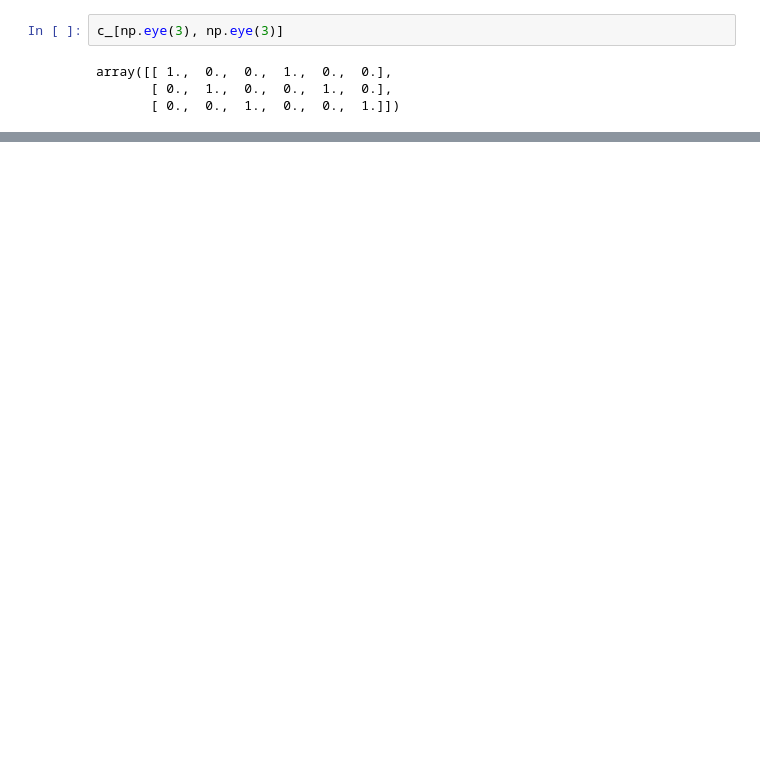
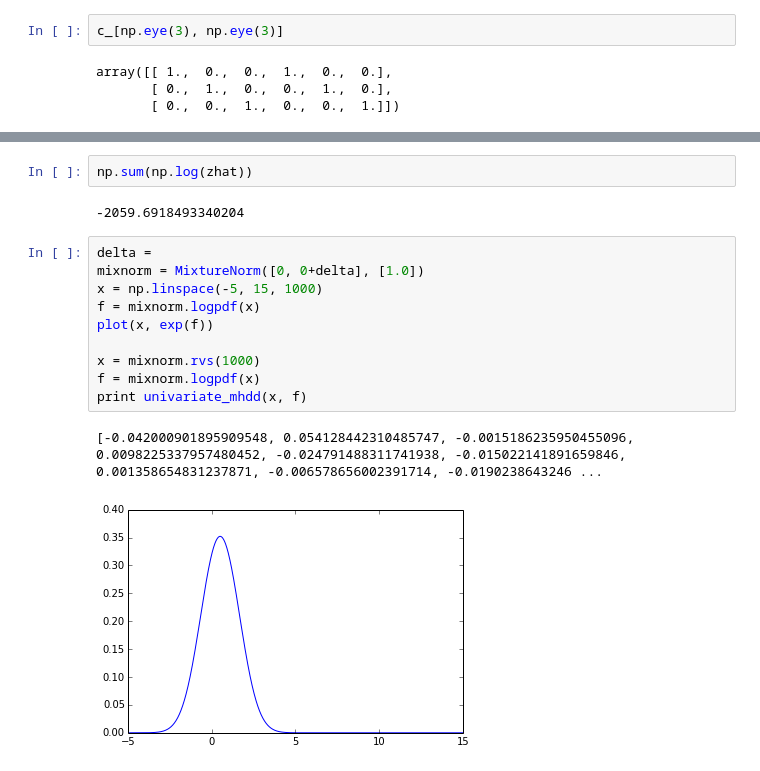
Before and after one commit to eph/pyvar, a Jupyter notebook: var-stuff.ipynb, the cells around one changed output, grey strips where cells are left out. Cells and saved outputs as stored; diff of their text form; blank space fills up the shorter version.

```diff
--- a/var-stuff.ipynb
+++ b/var-stuff.ipynb
@@ -125,0 +134,17 @@ TypeError: unhashable type
+# %%
+np.sum(np.log(zhat))
+# %% [output]
+-2059.6918493340204
+# %%
+delta =
+mixnorm = MixtureNorm([0, 0+delta], [1.0])
+x = np.linspace(-5, 15, 1000)
+f = mixnorm.logpdf(x)
+plot(x, exp(f))
+
+x = mixnorm.rvs(1000)
+f = mixnorm.logpdf(x)
+print univariate_mhdd(x, f)
+# %% [output]
+[-0.042000901895909548, 0.054128442310485747, -0.0015186235950455096, 0.0098225337957480452, -0.024791488311741938, -0.015022141891659846, 0.001358654831237871, -0.006578656002391714, -0.0190238643246 ...
+[figure, added]
```
Also changed, not shown: parts of 26 cells of this notebook, 6 other files.
